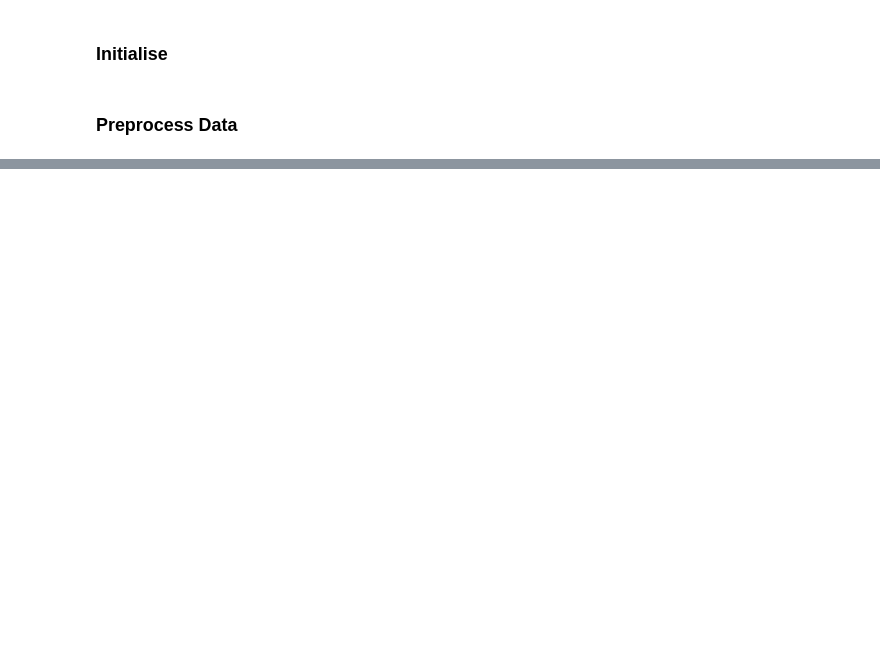
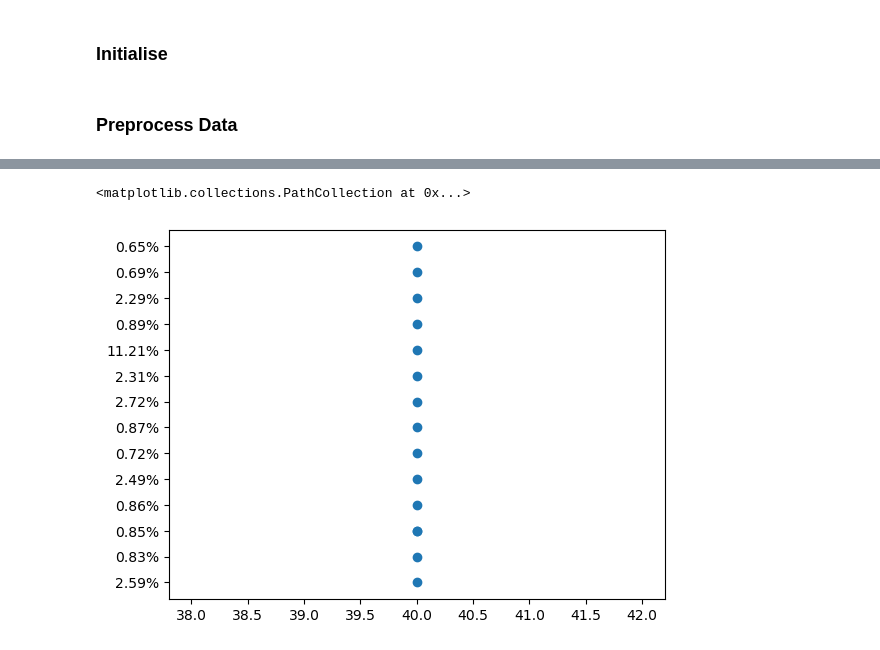
Before and after one commit to plutoniumm/MLTests, a Jupyter notebook: Regression_Pred.ipynb, the cells around one changed output, grey strips where cells are left out. Drawn from its saved outputs; the diff is of its cells as text; code cells hidden in the pictures; blank space fills up the shorter version.

```diff
--- a/Regression_Pred.ipynb
+++ b/Regression_Pred.ipynb
@@ -212,3 +266,14 @@ Running: {'max_depth': 9, 'max_features': 1.0, 'max_leaf_nodes': 20, 'min_sample
+# %%
+min_leafs = []
+for i in table[""]:
+    # print(type(i))
+    loaded = json.loads(i)
+    min_leafs.append(int(loaded["max_leaf_nodes"]))
+
+plt.scatter(min_leafs, table["Acc@0.1%"])
+# %% [output]
+<matplotlib.collections.PathCollection at 0x...>
+[figure, added]
 # %%
 table = [0]
 
```
Also changed, not shown: parts of 14 cells of this notebook.
